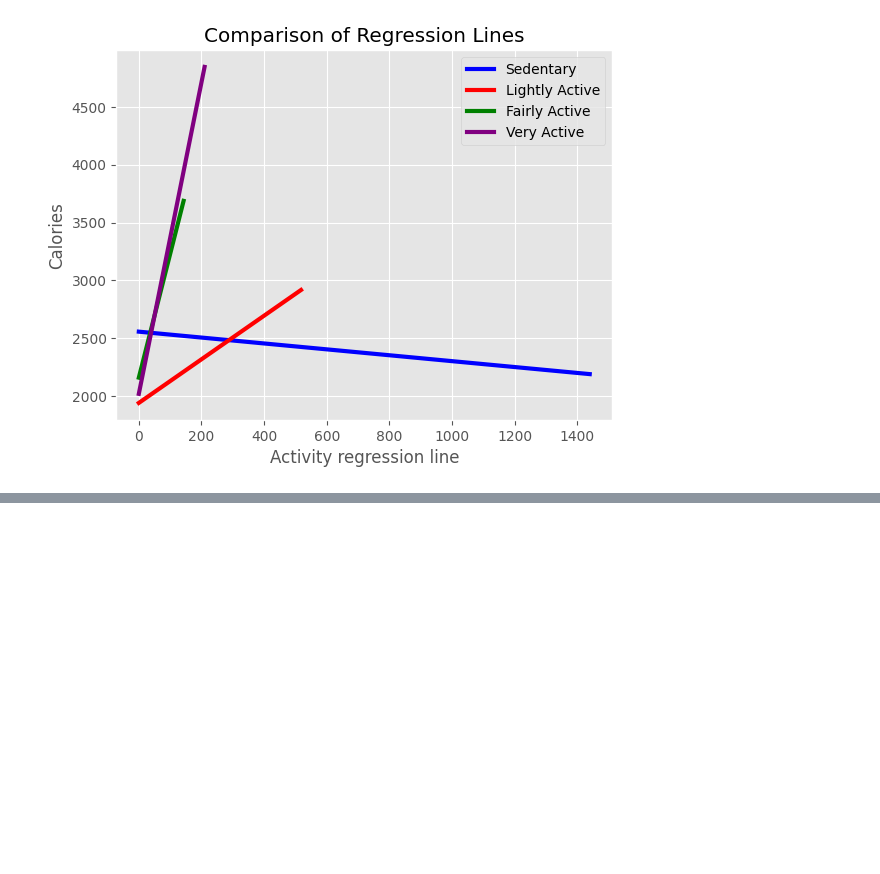
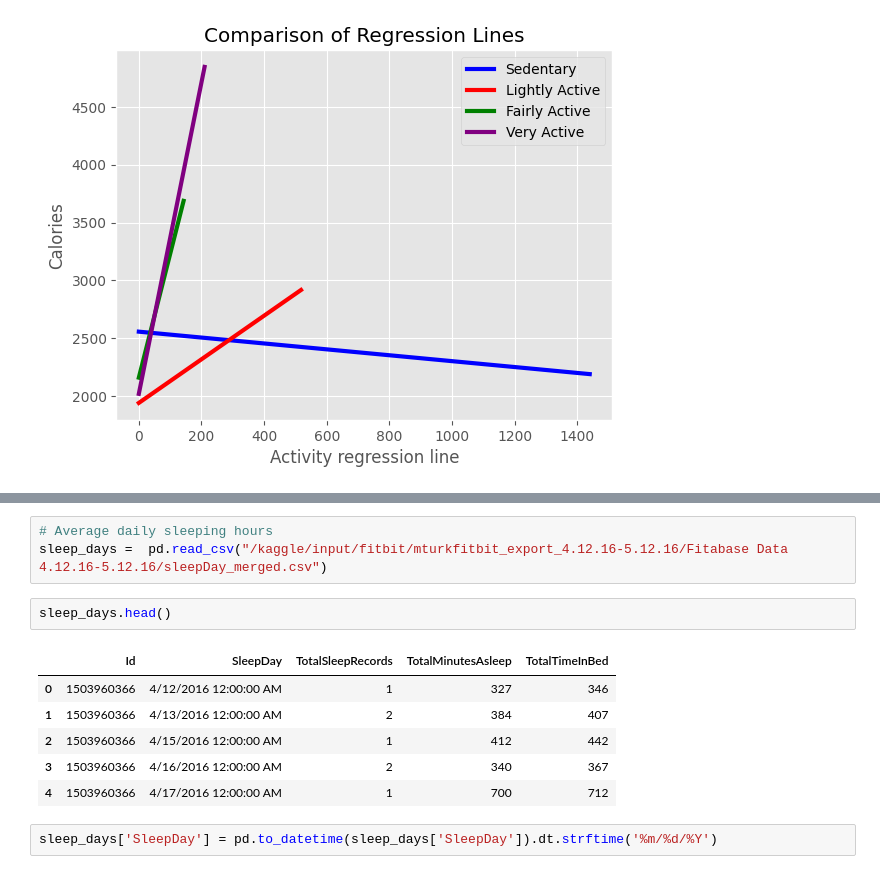
Before and after one commit to JJDataAnalyst-viz/Bellabeat_Project, a Jupyter notebook: Stage_4_Analyze/analysis.ipynb, the cells around one changed output, grey strips where cells are left out. Cells and saved outputs as stored; diff of their text form; blank space fills up the shorter version.

Commit message:
Kaggle Notebook | Analysis_Python_Project_Bellabeat | Version 7

```diff
--- a/Stage_4_Analyze/analysis.ipynb
+++ b/Stage_4_Analyze/analysis.ipynb
@@ -389,0 +417,14 @@ plt.show()
+# %%
+# Average daily sleeping hours
+sleep_days =  pd.read_csv("/kaggle/input/fitbit/mturkfitbit_export_4.12.16-5.12.16/Fitabase Data 4.12.16-5.12.16/sleepDay_merged.csv")
+# %%
+sleep_days.head()
+# %% [output]
+|  | Id | SleepDay | TotalSleepRecords | TotalMinutesAsleep | TotalTimeInBed |
+| 0 | 1503960366 | 4/12/2016 12:00:00 AM | 1 | 327 | 346 |
+| 1 | 1503960366 | 4/13/2016 12:00:00 AM | 2 | 384 | 407 |
+| 2 | 1503960366 | 4/15/2016 12:00:00 AM | 1 | 412 | 442 |
+| 3 | 1503960366 | 4/16/2016 12:00:00 AM | 2 | 340 | 367 |
+| 4 | 1503960366 | 4/17/2016 12:00:00 AM | 1 | 700 | 712 |
+# %%
+sleep_days['SleepDay'] = pd.to_datetime(sleep_days['SleepDay']).dt.strftime('%m/%d/%Y')
```
Also changed, not shown: parts of 3 cells of this notebook.
